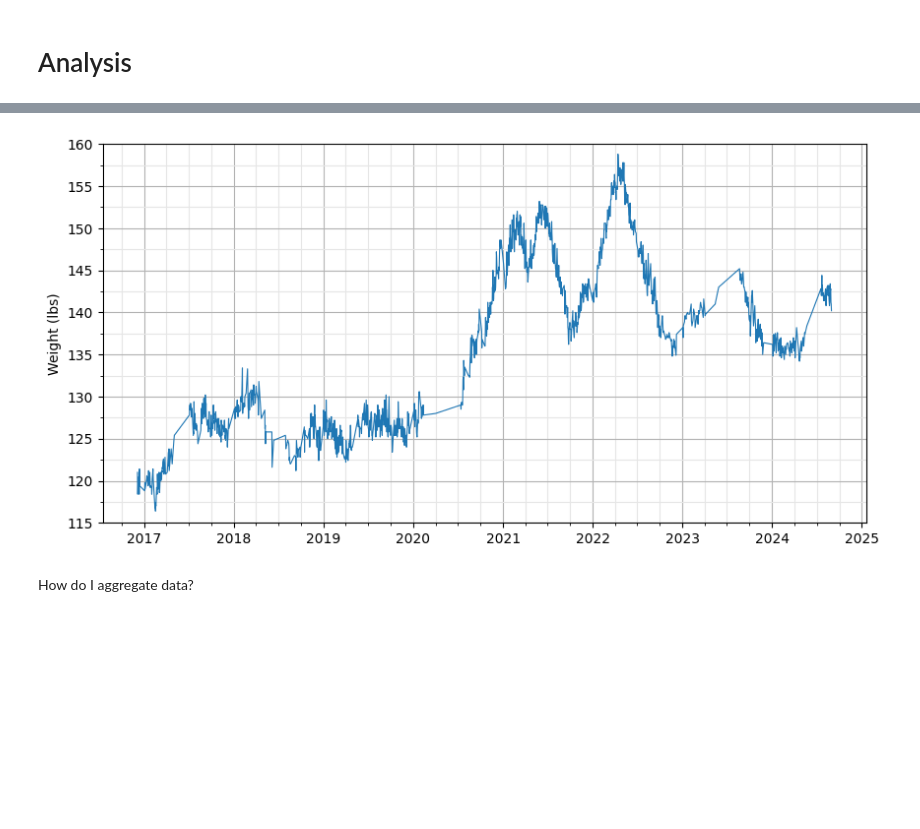
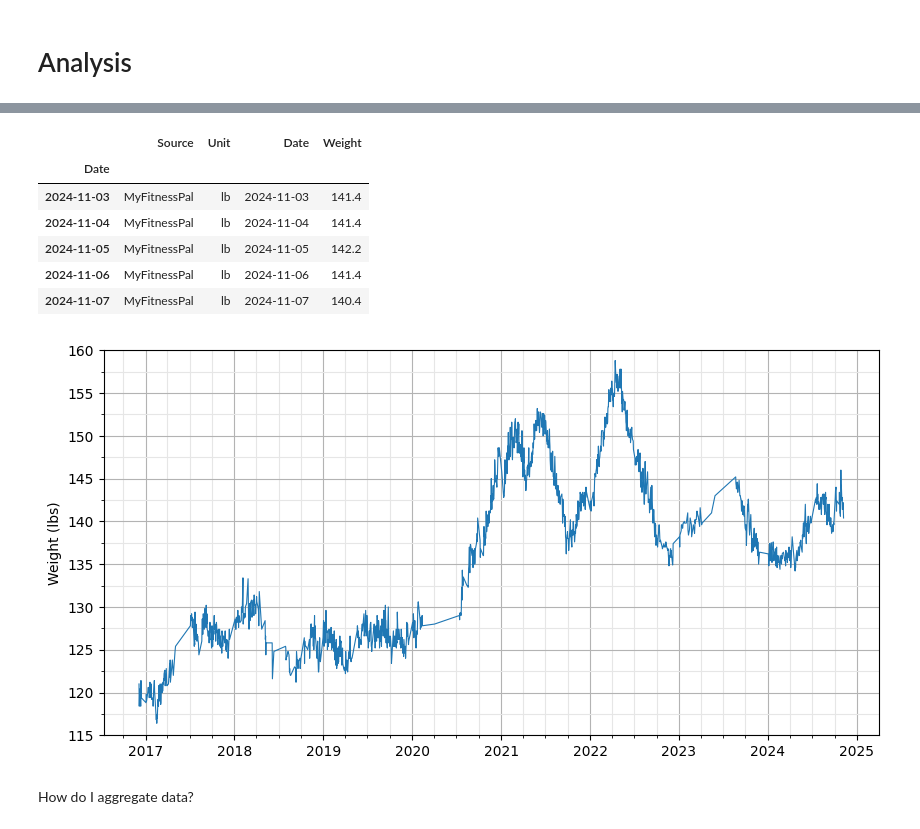
Before and after one commit to abeaucha/AppleHealth, a Jupyter notebook: analysis.ipynb, the cells around one changed output, grey strips where cells are left out. Saved outputs shown, nothing was run; the diff lists cells and outputs as text; code cells hidden in the pictures; blank space fills up the shorter version.

```diff
--- a/analysis.ipynb
+++ b/analysis.ipynb
@@ -285,3 +230,50 @@ df_weight.tail()
+# %%
+# Data directory
+data_dir = 'data'
+
+# Data file
+file = 'AppleHealth_BodyMass.csv'
+file = os.path.join(data_dir, file)
+if not os.path.exists(file):
+    raise ValueError
+
+# Import data
+df_weight = pd.read_csv(file)
+
+# Drop the first entry and select desired columns
+df_weight = df_weight.loc[1:,['sourceName','unit','startDate', 'value']]
+
+# Rename columns
+df_weight = df_weight.rename(columns = {'sourceName':'Source',
+                                        'unit':'Unit',
+                                        'startDate':'Date',
+                                        'value':'Weight'})
+
+# Convert date to Pandas DateTime
+df_weight['Date'] = pd.to_datetime(df_weight['Date'])
+
+# Remove timezone information and floor dates to day
+df_weight['Date'] = df_weight['Date'].dt.tz_localize(None).dt.floor('D')
+
+# Set the date as index and sort
+df_weight = df_weight.set_index('Date', drop = False).sort_index()
+
+# Extract only MyFitnessPal entries.
+# Setup is currently such that MyFitnessPal reads data from Hevy
+df_weight = df_weight.loc[df_weight['Source'] == 'MyFitnessPal']
+
+# Drop duplicate entries
+df_weight = df_weight.drop_duplicates()
+
+df_weight.tail()
+# %% [output]
+|  | Source | Unit | Date | Weight |
+| Date |  |  |  |  |
+| 2024-11-03 | MyFitnessPal | lb | 2024-11-03 | 141.4 |
+| 2024-11-04 | MyFitnessPal | lb | 2024-11-04 | 141.4 |
+| 2024-11-05 | MyFitnessPal | lb | 2024-11-05 | 142.2 |
+| 2024-11-06 | MyFitnessPal | lb | 2024-11-06 | 141.4 |
+| 2024-11-07 | MyFitnessPal | lb | 2024-11-07 | 140.4 |
 # %%
 # Set a default style to use
 plt.style.use('default')
@@ -316,7 +308,7 @@ ax.grid(visible = True, which = 'minor', axis = 'both', color = '0.90')
 # Axis labels
 ax.set_ylabel("Weight (lbs)");
 # %% [output]
-[figure, old version]
+[figure, new version]
 # %% [markdown]
 How do I aggregate data?
 # %%
```
Also changed, not shown: parts of 7 cells of this notebook.
